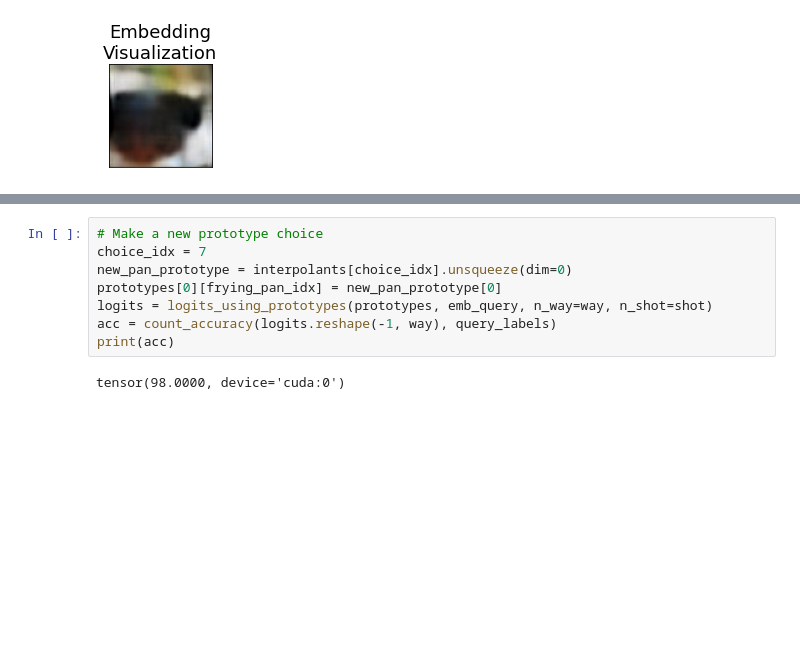
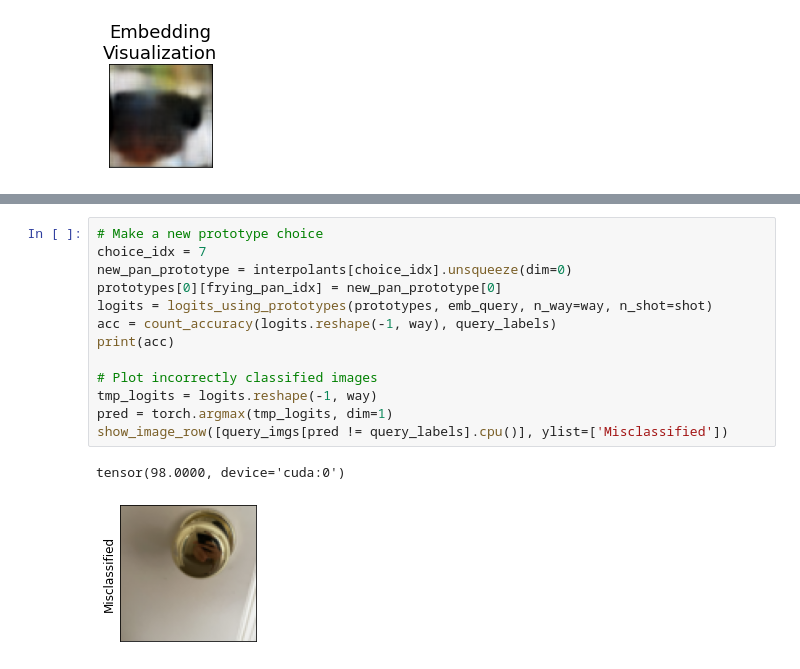
Before and after one commit to psandovalsegura/AdversarialQuerying, a Jupyter notebook: Paper - Case Study.ipynb, the cells around one changed output, grey strips where cells are left out. Drawn from its saved outputs; the diff is of its cells as text; blank space fills up the shorter version.

```diff
--- a/Paper - Case Study.ipynb
+++ b/Paper - Case Study.ipynb
@@ -119,13 +119,19 @@ show_image_row([interpolant_imgs],
 # %%
 # Make a new prototype choice
 choice_idx = 7
 new_pan_prototype = interpolants[choice_idx].unsqueeze(dim=0)
 prototypes[0][frying_pan_idx] = new_pan_prototype[0]
 logits = logits_using_prototypes(prototypes, emb_query, n_way=way, n_shot=shot)
 acc = count_accuracy(logits.reshape(-1, way), query_labels)
 print(acc)
+
+# Plot incorrectly classified images
+tmp_logits = logits.reshape(-1, way)
+pred = torch.argmax(tmp_logits, dim=1)
+show_image_row([query_imgs[pred != query_labels].cpu()], ylist=['Misclassified'])
 # %% [output]
 tensor(98.0000, device='cuda:0')
+[figure, added]
 # %%
 new_prototypes_imgs = embedding_net.forward_decoder(prototypes.reshape(embedding_net.embedding_shape)).detach().cpu()
 
```
Also changed, not shown: parts of 6 cells of this notebook, 56 other files.
